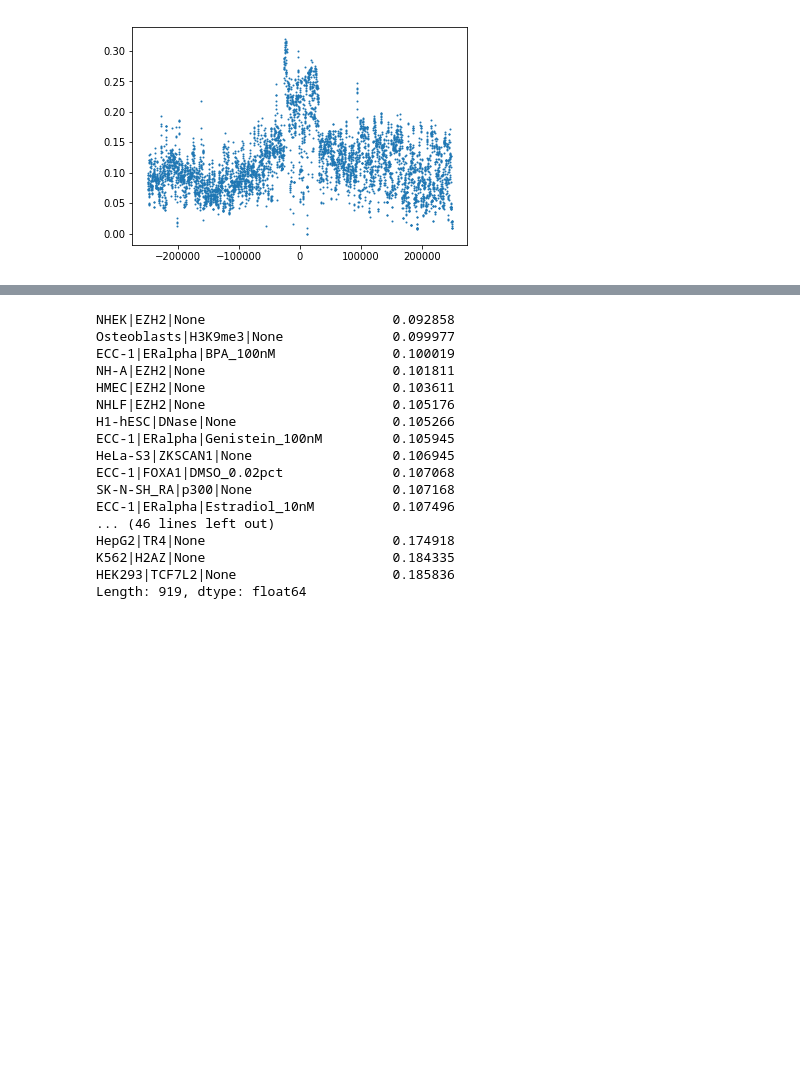
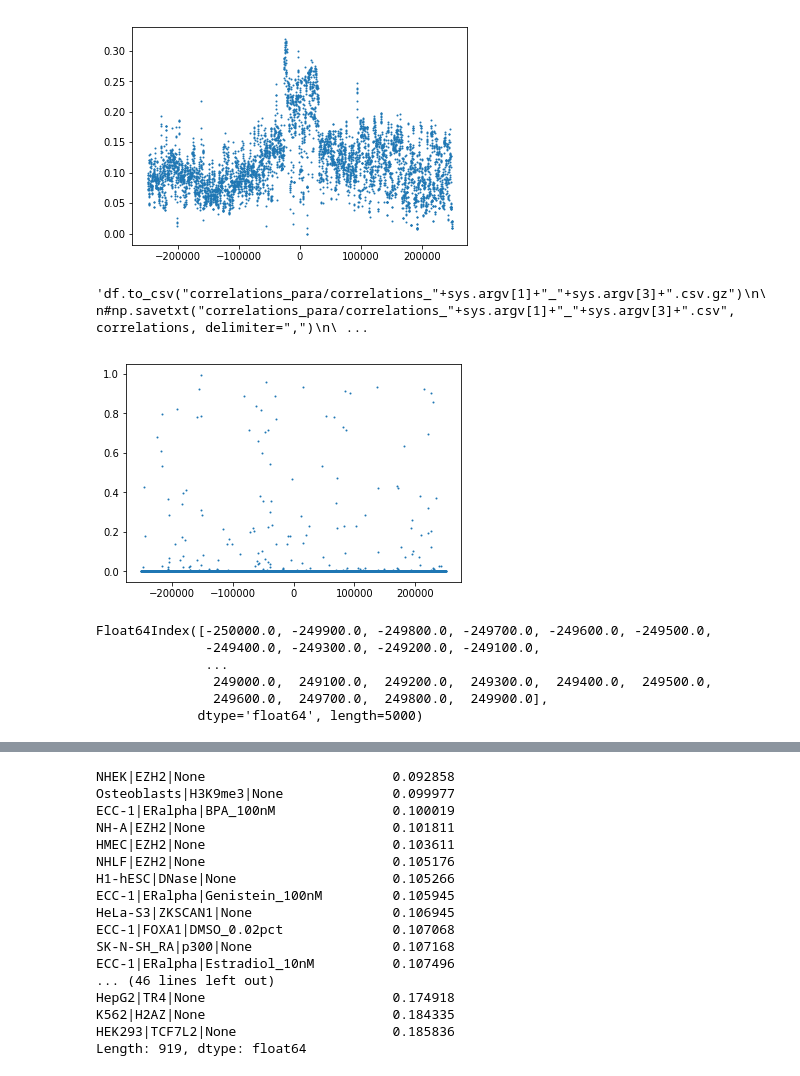
Before and after one commit to adespi/link_epi_to_expr, a Jupyter notebook: correlation_for_1_point.ipynb, the cells around one changed output, grey strips where cells are left out. Cells and saved outputs as stored; diff of their text form; code cells hidden in the pictures; blank space fills up the shorter version.

Commit message:
try to add a p-value with the correlation

```diff
--- a/correlation_for_1_point.ipynb
+++ b/correlation_for_1_point.ipynb
@@ -50,4 +52,8 @@ for g in sorted(glob.glob("temp/"+sys.argv[1]+"/fa_output/out"+sys.argv[1]+"_*.f
     i+=1
 np.save("answ", answ)
 np.save("expr", expr)
+# %%
+#TRY
+answ=np.load("answ.npy")
+expr=np.load("expr.npy")
 # %%
@@ -86,0 +90,10 @@ def corrcoef_loop(matrix):
+# %%
+#TRY
+#corrcoef(np.concatenate(a,[b])) ==> coef+pvalue
+#np.corrcoef(a,b) ==> coef
+correlations=np.empty([919,sys.argv[2]])
+pvalues=np.empty([919,sys.argv[2]])
+for i in range(sys.argv[2]):
+    temp=corrcoef(np.concatenate([np.transpose(answ[i,:,:]),np.array([expr])]))
+    correlations[:,i]=temp[0][-1][:-1]
+    pvalues[:,i]=temp[1][-1][:-1]
@@ -117,3 +132,37 @@ plt.scatter(df.abs().max().index, df.abs().max(),s=1)
 plt.show()
 # %% [output]
 [figure]
+# %%
+column_names = np.arange(sys.argv[4],sys.argv[6],sys.argv[5])-1-sys.argv[6]/2
+with open('deepsea_postprocessing/predictor.names') as f:
+    row_names = f.read().splitlines()
+
+dfp = pd.DataFrame(pvalues, columns=column_names, index=row_names)
+"""df.to_csv("correlations_para/correlations_"+sys.argv[1]+"_"+sys.argv[3]+".csv.gz")
+
+#np.savetxt("correlations_para/correlations_"+sys.argv[1]+"_"+sys.argv[3]+".csv", correlations, delimiter=",")
+
+test_time = open("correlations_para/correlations_"+sys.argv[1]+"_"+sys.argv[3]+".time", 'w')
+test_time.write(str(start)+"\n"+str(start_cor)+"\n"+str(datetime.datetime.now()))
+test_time.close()"""
+# %% [output]
+'df.to_csv("correlations_para/correlations_"+sys.argv[1]+"_"+sys.argv[3]+".csv.gz")\n\n#np.savetxt("correlations_para/correlations_"+sys.argv[1]+"_"+sys.argv[3]+".csv", correlations, delimiter=",")\n\ ...
+# %%
+dfp=dfp.fillna(0)
+#print(list(df.abs().max().sort_values().iloc[-50:].index))
+#print(df.abs().idxmax())
+#df.abs().max().plot()
+#plt.show()
+plt.scatter(dfp.abs().iloc[1].index, dfp.abs().iloc[1],s=1)
+plt.show()
+# %% [output]
+[figure, added]
+# %%
+dfp.abs().iloc[1].index
+# %% [output]
+Float64Index([-250000.0, -249900.0, -249800.0, -249700.0, -249600.0, -249500.0,
+              -249400.0, -249300.0, -249200.0, -249100.0,
+              ...
+               249000.0,  249100.0,  249200.0,  249300.0,  249400.0,  249500.0,
+               249600.0,  249700.0,  249800.0,  249900.0],
+             dtype='float64', length=5000)
```
Also changed, not shown: parts of 6 cells of this notebook.
